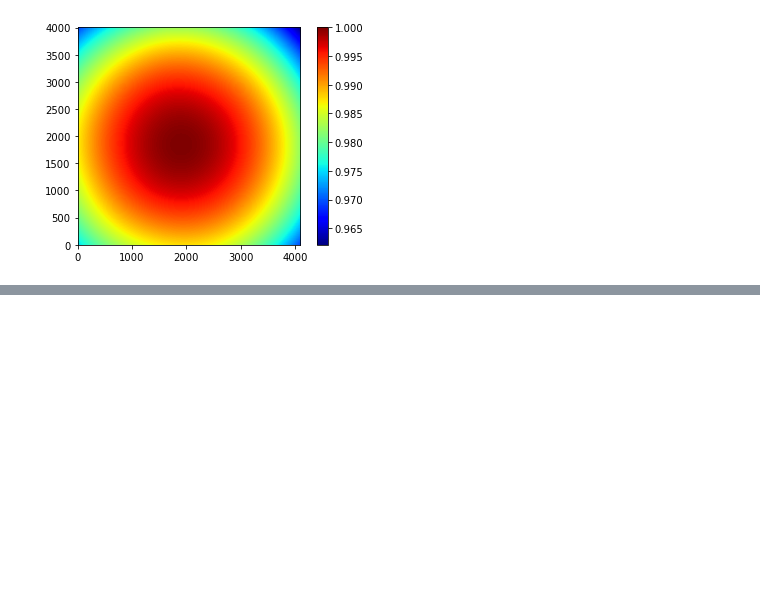
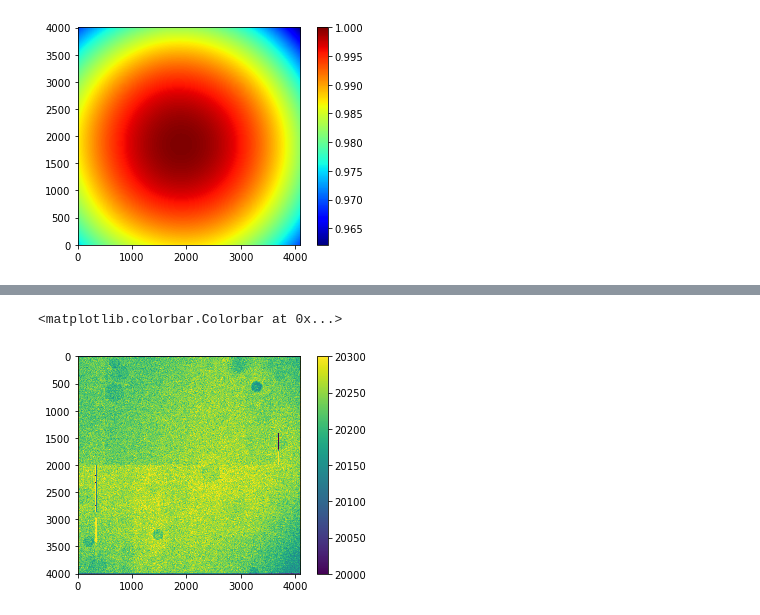
Before and after one commit to lsst-camera-dh/ccob-wb, a Jupyter notebook: notebooks/ccob_qe_analysis.ipynb, the cells around one changed output, grey strips where cells are left out. Saved outputs shown, nothing was run; the diff lists cells and outputs as text; code cells hidden in the pictures; blank space fills up the shorter version.

```diff
--- a/notebooks/ccob_qe_analysis.ipynb
+++ b/notebooks/ccob_qe_analysis.ipynb
@@ -142,0 +183,8 @@ plt.colorbar()
+# %%
+new = sc.uniform_filter(slac_flat/res, 10)
+# %%
+plt.imshow(new, vmin=20000, vmax=20300)
+plt.colorbar()
+# %% [output]
+<matplotlib.colorbar.Colorbar at 0x...>
+[figure, added]
```
Also changed, not shown: parts of 11 cells of this notebook, 1 other file.
